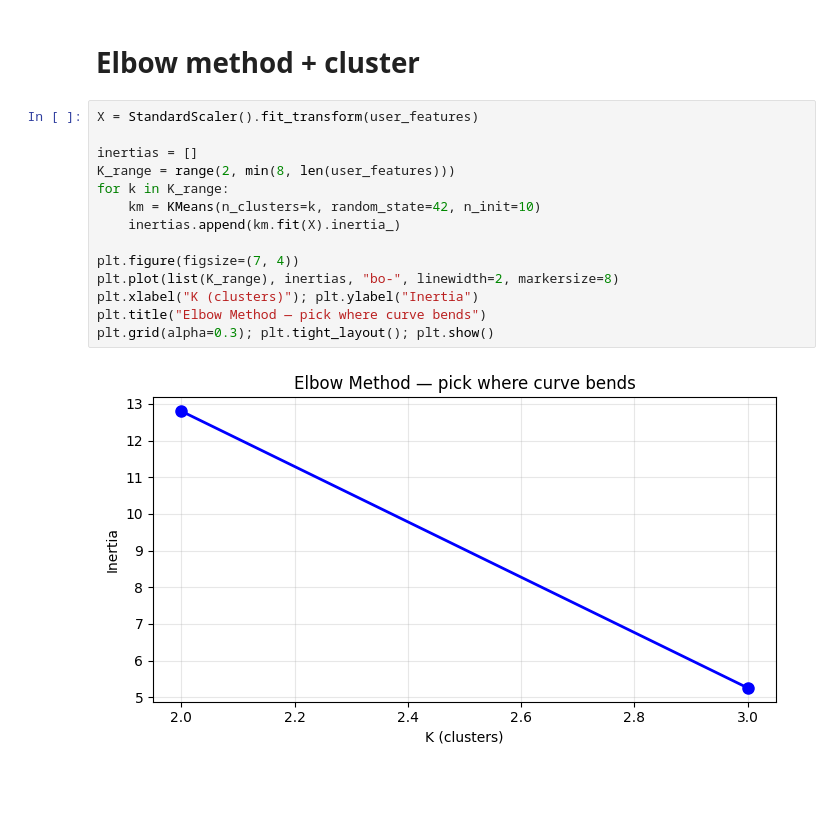
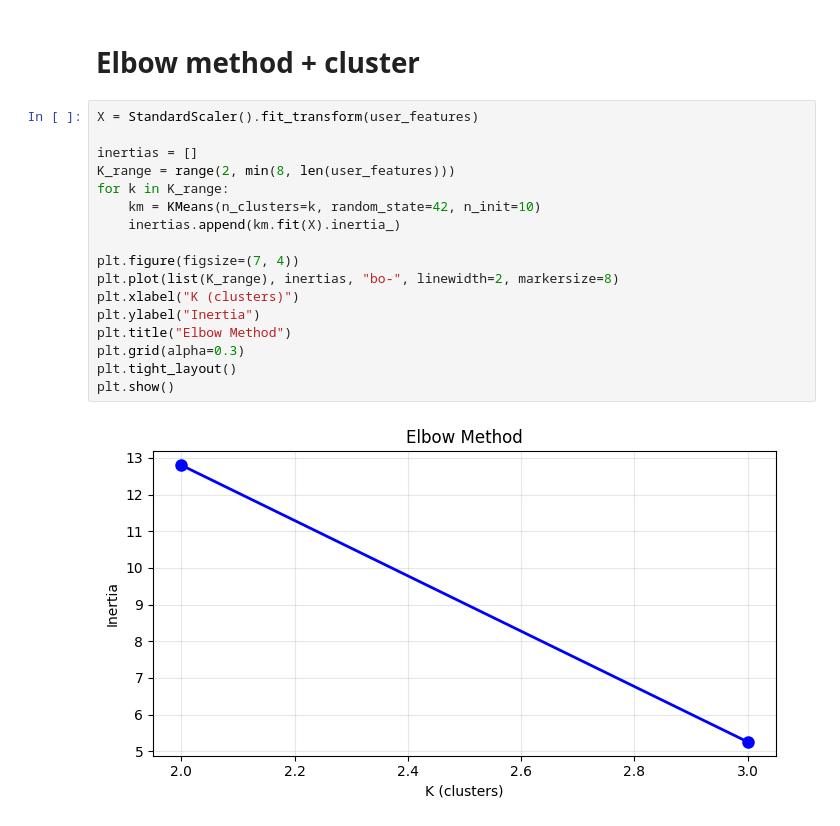
Before and after one commit to moeageli22/FinScope-Ai, a Jupyter notebook: ai-service/notebooks/FinscopeAI.ipynb, the cells around one changed output. Drawn from its saved outputs; the diff is of its cells as text; blank space fills up the shorter version.

```diff
--- a/ai-service/notebooks/FinscopeAI.ipynb
+++ b/ai-service/notebooks/FinscopeAI.ipynb
@@ -187,16 +187,19 @@ e7614297-8f8a-43a4-bbfe-ea8b4c107c7d        106.11
 # %%
 X = StandardScaler().fit_transform(user_features)
 
 inertias = []
 K_range = range(2, min(8, len(user_features)))
 for k in K_range:
     km = KMeans(n_clusters=k, random_state=42, n_init=10)
     inertias.append(km.fit(X).inertia_)
 
 plt.figure(figsize=(7, 4))
 plt.plot(list(K_range), inertias, "bo-", linewidth=2, markersize=8)
-plt.xlabel("K (clusters)"); plt.ylabel("Inertia")
-plt.title("Elbow Method — pick where curve bends")
-plt.grid(alpha=0.3); plt.tight_layout(); plt.show()
+plt.xlabel("K (clusters)")
+plt.ylabel("Inertia")
+plt.title("Elbow Method")
+plt.grid(alpha=0.3)
+plt.tight_layout()
+plt.show()
 # %% [output]
-[figure, old version]
+[figure, new version]
```
Also changed, not shown: parts of 2 cells of this notebook.
